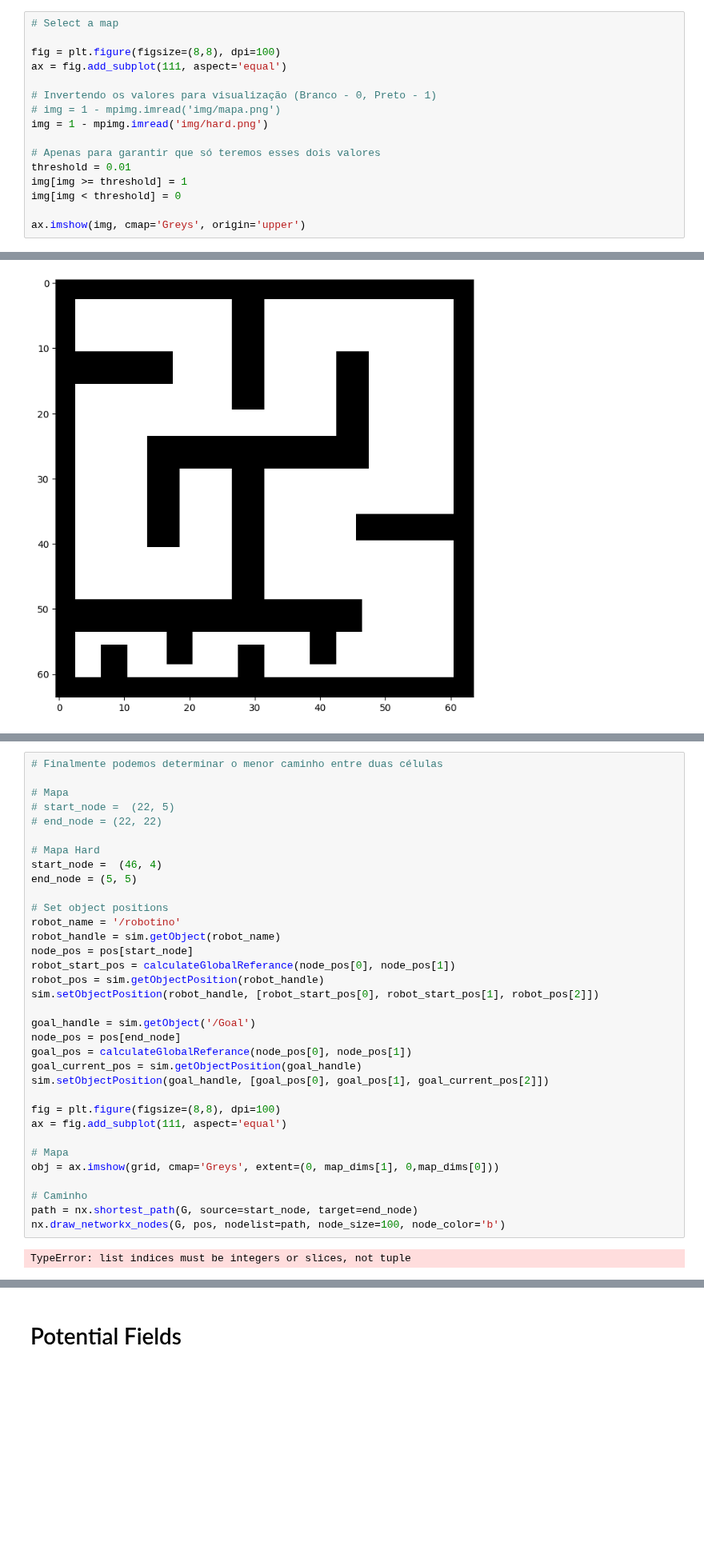
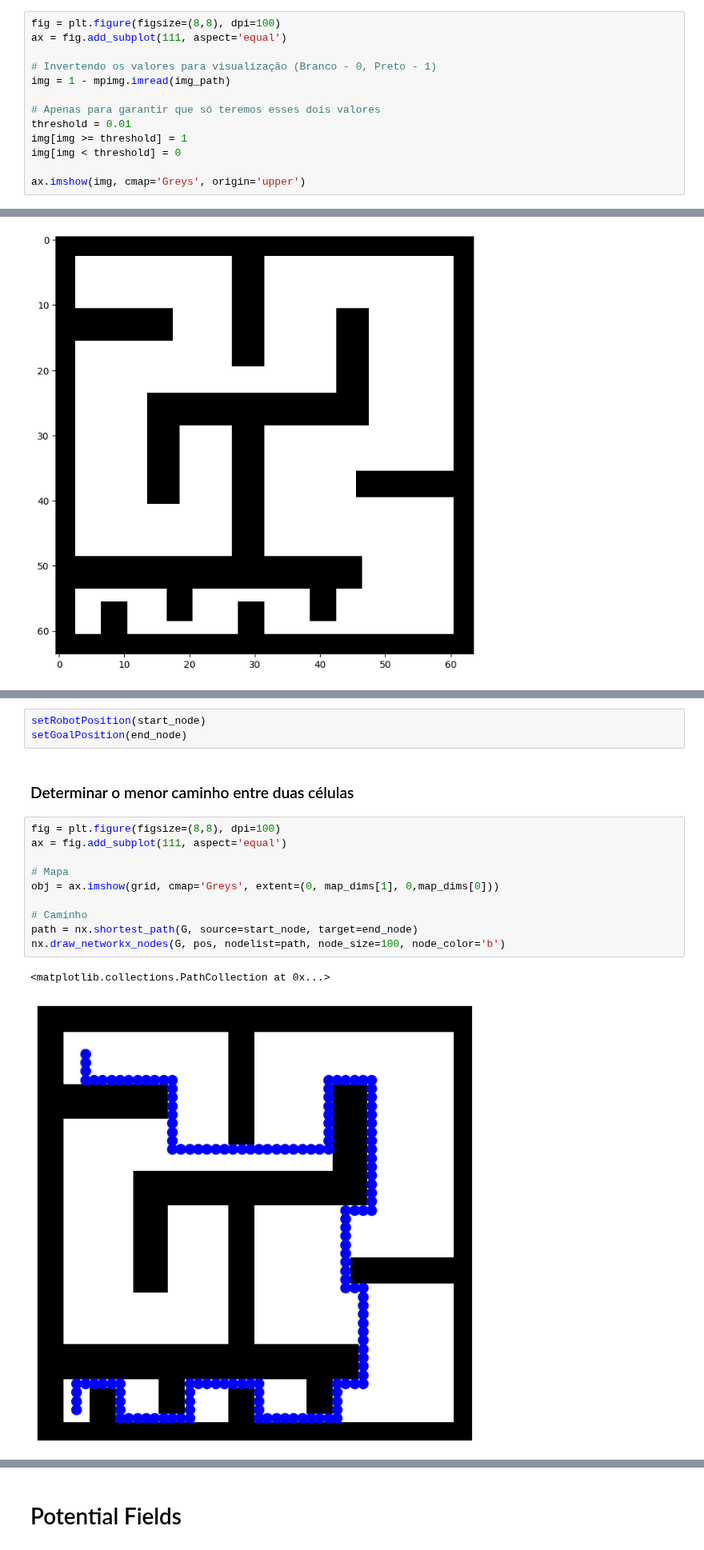
Before and after one commit to EnnesJp/robotica-movel-tp1, a Jupyter notebook: TP2/robotica-movel-tp2.ipynb, the cells around one changed output, grey strips where cells are left out. Shown at 80% size. Saved outputs shown, nothing was run; the diff lists cells and outputs as text; blank space fills up the shorter version.

```diff
--- a/TP2/robotica-movel-tp2.ipynb
+++ b/TP2/robotica-movel-tp2.ipynb
@@ -39,12 +99,9 @@ def calculateGlobalReferance(x: str, y: str):
 # %%
-# Select a map
-
 fig = plt.figure(figsize=(8,8), dpi=100)
 ax = fig.add_subplot(111, aspect='equal')
 
 # Invertendo os valores para visualização (Branco - 0, Preto - 1)
-# img = 1 - mpimg.imread('img/mapa.png')
-img = 1 - mpimg.imread('img/hard.png')
+img = 1 - mpimg.imread(img_path)
 
 # Apenas para garantir que só teremos esses dois valores
 threshold = 0.01
@@ -154,36 +209,18 @@ nx.draw(G, pos, font_size=3, with_labels=True, node_size=50, node_color="g", ax=
+# %%
+setRobotPosition(start_node)
+setGoalPosition(end_node)
+# %% [markdown]
+### Determinar o menor caminho entre duas células
 # %%
-# Finalmente podemos determinar o menor caminho entre duas células
-
-# Mapa
-# start_node =  (22, 5)
-# end_node = (22, 22)
-
-# Mapa Hard
-start_node =  (46, 4)
-end_node = (5, 5)
-
-# Set object positions
-robot_name = '/robotino'
-robot_handle = sim.getObject(robot_name)
-node_pos = pos[start_node]
-robot_start_pos = calculateGlobalReferance(node_pos[0], node_pos[1])
-robot_pos = sim.getObjectPosition(robot_handle)
-sim.setObjectPosition(robot_handle, [robot_start_pos[0], robot_start_pos[1], robot_pos[2]])
-
-goal_handle = sim.getObject('/Goal')
-node_pos = pos[end_node]
-goal_pos = calculateGlobalReferance(node_pos[0], node_pos[1])
-goal_current_pos = sim.getObjectPosition(goal_handle)
-sim.setObjectPosition(goal_handle, [goal_pos[0], goal_pos[1], goal_current_pos[2]])
-
 fig = plt.figure(figsize=(8,8), dpi=100)
 ax = fig.add_subplot(111, aspect='equal')
 
 # Mapa
 obj = ax.imshow(grid, cmap='Greys', extent=(0, map_dims[1], 0,map_dims[0]))
 
 # Caminho
 path = nx.shortest_path(G, source=start_node, target=end_node)
 nx.draw_networkx_nodes(G, pos, nodelist=path, node_size=100, node_color='b')
 # %% [output]
-TypeError: list indices must be integers or slices, not tuple
+<matplotlib.collections.PathCollection at 0x...>
+[figure, added]
```
Also changed, not shown: parts of 17 cells of this notebook.
